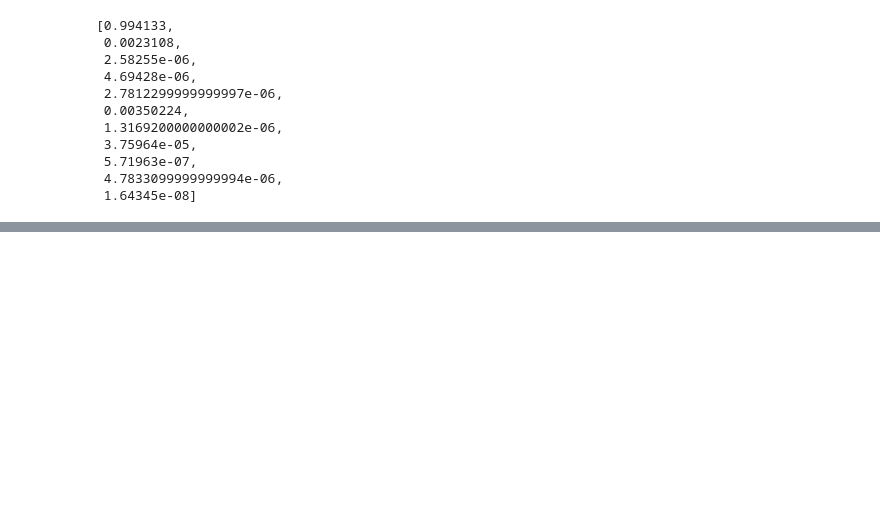
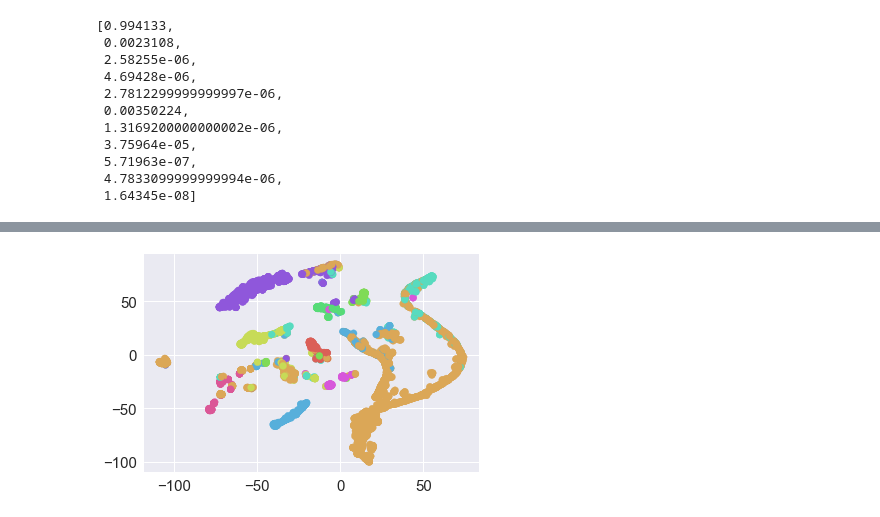
Before and after one commit to alexpython1988/TweetsHashtagCluster, a Jupyter notebook: tweeterhashtagclustering.ipynb, the cells around one changed output, grey strips where cells are left out. Drawn from its saved outputs; the diff is of its cells as text; code cells hidden in the pictures; blank space fills up the shorter version.

```diff
--- a/tweeterhashtagclustering.ipynb
+++ b/tweeterhashtagclustering.ipynb
@@ -280,0 +176,11 @@ def rotanimate(ax, angles, output, **kwargs):
+# %%
+#perplexity=30
+import matplotlib.pyplot as plt
+x = p2[:, 0]
+y = p2[:, 1]
+
+#using pred_labels means coloring based on predicated label
+plt.scatter(x, y, alpha=1, c=palette[pred_labels])
+plt.show()
+# %% [output]
+[figure, added]
```
Also changed, not shown: parts of 24 cells of this notebook, 21 other files.
